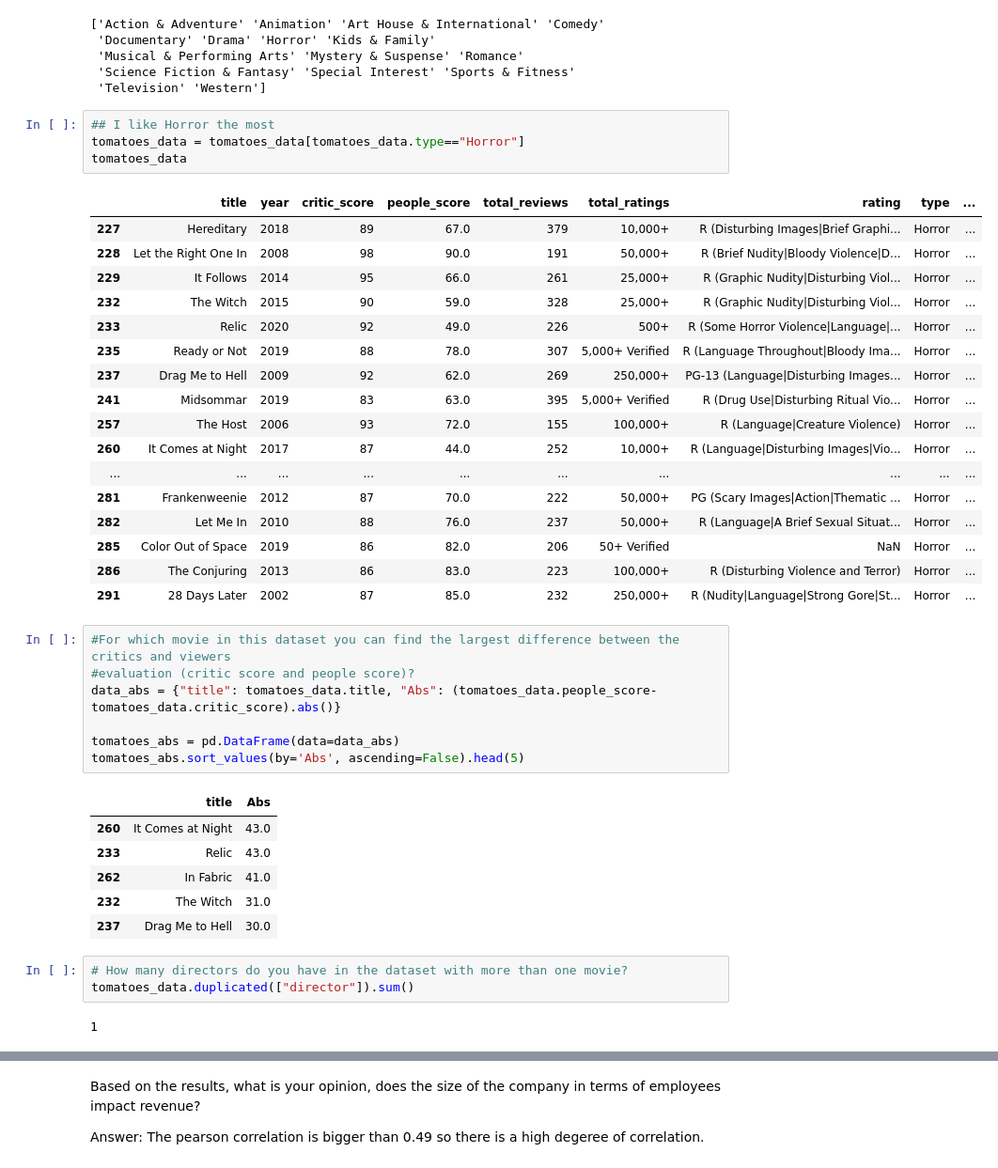
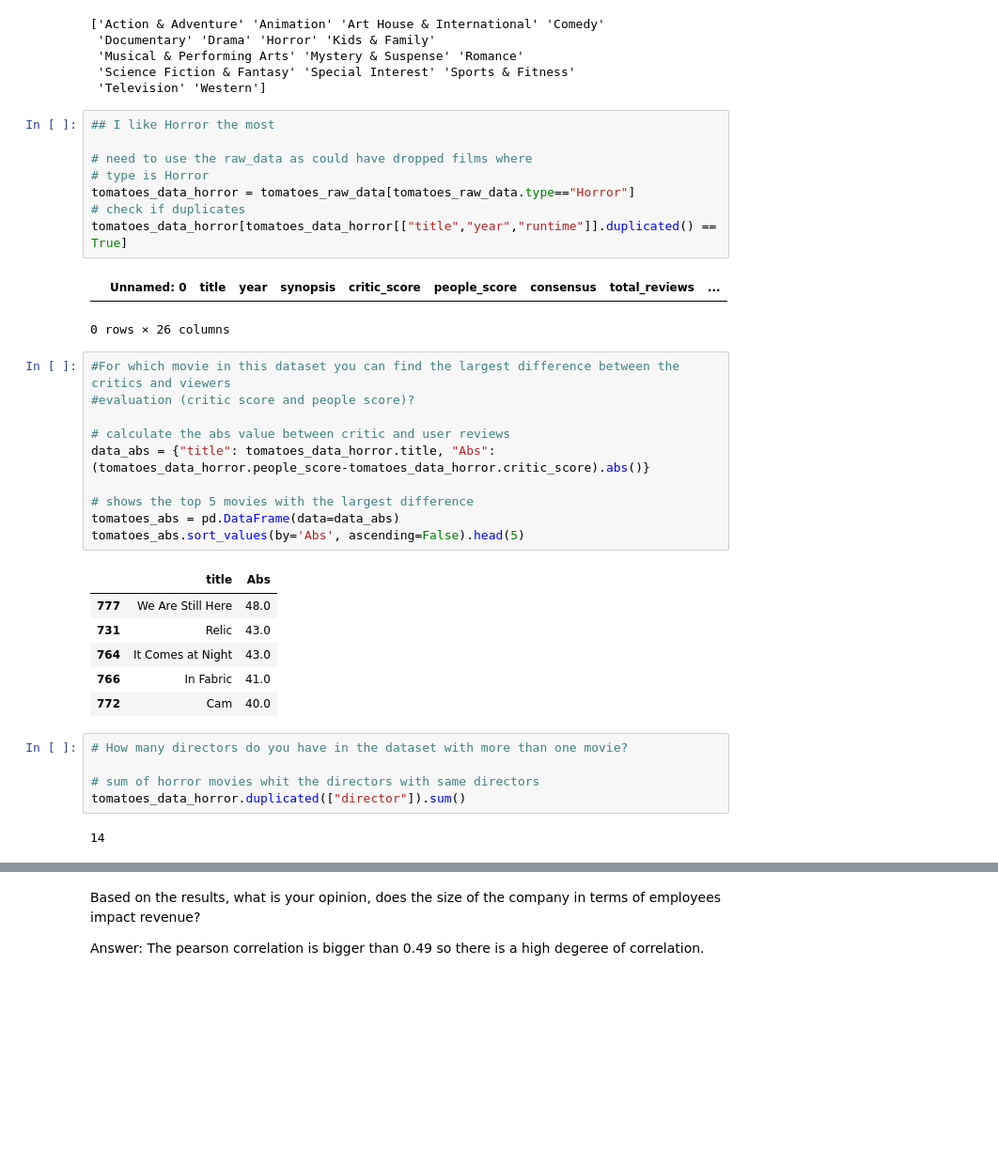
Before and after one commit to hdahlber/Business-Analytics-1, a Jupyter notebook: Assignment 1/Solution.ipynb, the cells around one changed output, grey strips where cells are left out. Shown: that part at 94% size. Saved outputs shown, nothing was run; the diff lists cells and outputs as text; blank space fills up the shorter version.

```diff
--- a/Assignment 1/Solution.ipynb
+++ b/Assignment 1/Solution.ipynb
@@ -97,44 +118,38 @@ print(tomatoes_data.type.unique())
  'Television' 'Western']
 # %%
 ## I like Horror the most
-tomatoes_data = tomatoes_data[tomatoes_data.type=="Horror"]
-tomatoes_data
+
+# need to use the raw_data as could have dropped films where
+# type is Horror
+tomatoes_data_horror = tomatoes_raw_data[tomatoes_raw_data.type=="Horror"]
+# check if duplicates
+tomatoes_data_horror[tomatoes_data_horror[["title","year","runtime"]].duplicated() == True]
 # %% [output]
-|  | title | year | critic_score | people_score | total_reviews | total_ratings | rating | type | ... |
-| 227 | Hereditary | 2018 | 89 | 67.0 | 379 | 10,000+ | R (Disturbing Images|Brief Graphi... | Horror | ... |
-| 228 | Let the Right One In | 2008 | 98 | 90.0 | 191 | 50,000+ | R (Brief Nudity|Bloody Violence|D... | Horror | ... |
-| 229 | It Follows | 2014 | 95 | 66.0 | 261 | 25,000+ | R (Graphic Nudity|Disturbing Viol... | Horror | ... |
-| 232 | The Witch | 2015 | 90 | 59.0 | 328 | 25,000+ | R (Graphic Nudity|Disturbing Viol... | Horror | ... |
-| 233 | Relic | 2020 | 92 | 49.0 | 226 | 500+ | R (Some Horror Violence|Language|... | Horror | ... |
-| 235 | Ready or Not | 2019 | 88 | 78.0 | 307 | 5,000+ Verified | R (Language Throughout|Bloody Ima... | Horror | ... |
-| 237 | Drag Me to Hell | 2009 | 92 | 62.0 | 269 | 250,000+ | PG-13 (Language|Disturbing Images... | Horror | ... |
-| 241 | Midsommar | 2019 | 83 | 63.0 | 395 | 5,000+ Verified | R (Drug Use|Disturbing Ritual Vio... | Horror | ... |
-| 257 | The Host | 2006 | 93 | 72.0 | 155 | 100,000+ | R (Language|Creature Violence) | Horror | ... |
-| 260 | It Comes at Night | 2017 | 87 | 44.0 | 252 | 10,000+ | R (Language|Disturbing Images|Vio... | Horror | ... |
-| ... | ... | ... | ... | ... | ... | ... | ... | ... | ... |
-| 281 | Frankenweenie | 2012 | 87 | 70.0 | 222 | 50,000+ | PG (Scary Images|Action|Thematic ... | Horror | ... |
-| 282 | Let Me In | 2010 | 88 | 76.0 | 237 | 50,000+ | R (Language|A Brief Sexual Situat... | Horror | ... |
-| 285 | Color Out of Space | 2019 | 86 | 82.0 | 206 | 50+ Verified | NaN | Horror | ... |
-| 286 | The Conjuring | 2013 | 86 | 83.0 | 223 | 100,000+ | R (Disturbing Violence and Terror) | Horror | ... |
-| 291 | 28 Days Later | 2002 | 87 | 85.0 | 232 | 250,000+ | R (Nudity|Language|Strong Gore|St... | Horror | ... |
+|  | Unnamed: 0 | title | year | synopsis | critic_score | people_score | consensus | total_reviews | ... |
+0 rows × 26 columns
 # %%
 #For which movie in this dataset you can find the largest difference between the critics and viewers
 #evaluation (critic score and people score)?
-data_abs = {"title": tomatoes_data.title, "Abs": (tomatoes_data.people_score-tomatoes_data.critic_score).abs()}
 
+# calculate the abs value between critic and user reviews
+data_abs = {"title": tomatoes_data_horror.title, "Abs": (tomatoes_data_horror.people_score-tomatoes_data_horror.critic_score).abs()}
+
+# shows the top 5 movies with the largest difference
 tomatoes_abs = pd.DataFrame(data=data_abs)
 tomatoes_abs.sort_values(by='Abs', ascending=False).head(5)
 # %% [output]
 |  | title | Abs |
-| 260 | It Comes at Night | 43.0 |
-| 233 | Relic | 43.0 |
-| 262 | In Fabric | 41.0 |
-| 232 | The Witch | 31.0 |
-| 237 | Drag Me to Hell | 30.0 |
+| 777 | We Are Still Here | 48.0 |
+| 731 | Relic | 43.0 |
+| 764 | It Comes at Night | 43.0 |
+| 766 | In Fabric | 41.0 |
+| 772 | Cam | 40.0 |
 # %%
 # How many directors do you have in the dataset with more than one movie?
-tomatoes_data.duplicated(["director"]).sum()
+
+# sum of horror movies whit the directors with same directors
+tomatoes_data_horror.duplicated(["director"]).sum()
 # %% [output]
-1
+14
 # %%
 # Part 2
```
Also changed, not shown: parts of 18 cells of this notebook.
